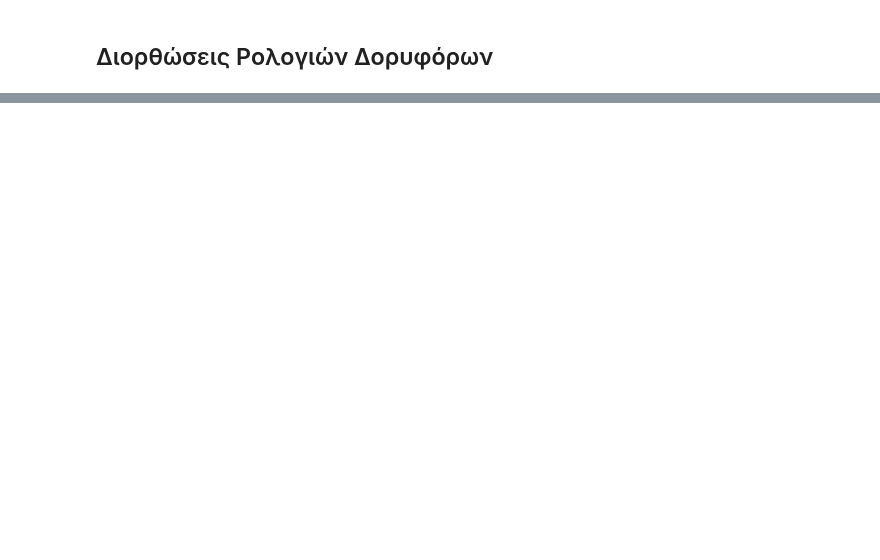
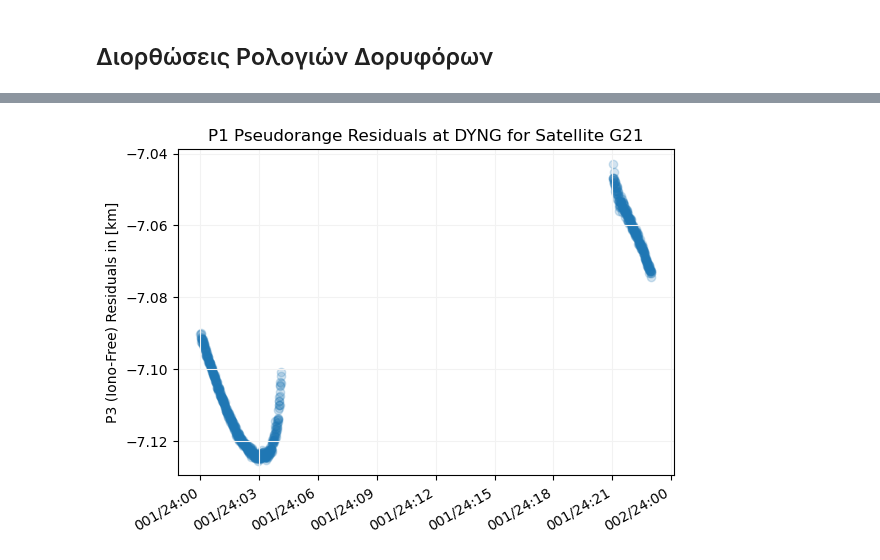
Before and after one commit to DSOlab/AcademicSoftware, a Jupyter notebook: JupiterLab/gps/gps_code.ipynb, the cells around one changed output, grey strips where cells are left out. Drawn from its saved outputs; the diff is of its cells as text; code cells hidden in the pictures; blank space fills up the shorter version.

```diff
--- a/JupiterLab/gps/gps_code.ipynb
+++ b/JupiterLab/gps/gps_code.ipynb
@@ -201,0 +211,39 @@ plt.show()
+# %%
+# κενές λίστες για τον χρόνο και την P3
+epochs = []; p3s = [];
+
+f1 = gs.GPS_L1_FREQ # MHz
+f2 = gs.GPS_L2_FREQ # MHz
+fac = f1*f1 - f2*f2
+
+for block in rnx:
+    t = block.t()
+    for sat, obs in block.filter_satellite_system("gps", False):
+        if sat == 'G21':
+            try:
+                p1 = fetch(obs, 'C1W', 'C1C', 'C1X')['value']
+                p2 = fetch(obs, 'C2W', 'C2C', 'C2D', 'C2P', 'C2X', 'C2S', 'C2L')['value']
+                # συν/νες δουρφόρου την εποχή εκπομπής
+                xsat, ysat, zsat, csat = emission_time(rsta, t, intrp, 'G21')
+                r = geometric_range(np.array((xsat,ysat,zsat)), rsta)
+                dtsat = gs.C * csat
+                # γραμμικός συνδυασμός ελεύθερος ιονόσφαιρας
+                pc = f1*f1*p1/fac - f2*f2*p2/fac
+                p3s.append((pc+dtsat-r)*1e-3); epochs.append(at2pt(t));
+            except:
+                pass
+
+# Γραφική αναπαράσταση (χρόνος - υπόλοιπα P3)
+fig, ax = plt.subplots()
+ax.scatter(epochs, p3s, alpha=0.2)
+ax.grid(color='0.95')
+plt.ylabel("P3 (Iono-Free) Residuals in [km]")
+plt.title("P1 Pseudorange Residuals at {:} for Satellite {:}".format(rnx.marker_name, 'G21'))
+hours = mdates.HourLocator(interval = 3)
+h_fmt = mdates.DateFormatter('%j/%y:%H')
+ax.xaxis.set_major_locator(hours)
+ax.xaxis.set_major_formatter(h_fmt)
+fig.autofmt_xdate()
+plt.show()
+# %% [output]
+[figure, added]
```
Also changed, not shown: parts of 15 cells of this notebook.
